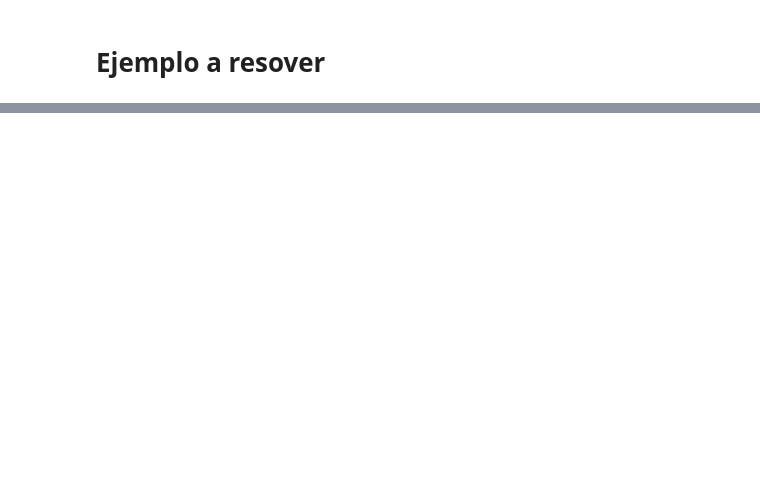
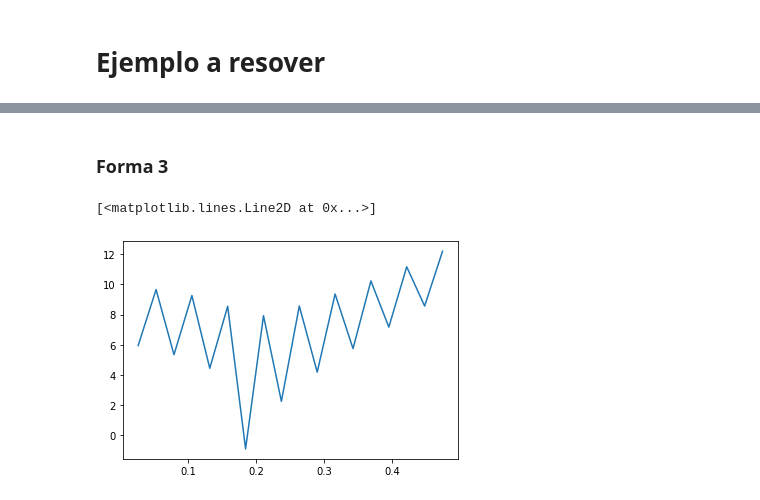
Before and after one commit to AndresFlorez-Git/Proyectos_Transferencia_de_Calor, a Jupyter notebook: Proyecto_1.ipynb, the cells around one changed output, grey strips where cells are left out. Saved outputs shown, nothing was run; the diff lists cells and outputs as text; code cells hidden in the pictures; blank space fills up the shorter version.

```diff
--- a/Proyecto_1.ipynb
+++ b/Proyecto_1.ipynb
@@ -288,8 +290,9 @@ alpha = np.zeros(N)
 beta = np.zeros(N)
 gamma = np.zeros(N)
 
-Atlas = np.zeros((N-1,N-1))  # Matriz De coeficientes alpha, Beta, Gamma
-polo = np.zeros((N-1,1)) # Vector columna
+Atlas = np.zeros((N-2,N-2))  # Matriz De coeficientes alpha, Beta, Gamma
+polo = np.zeros((N-2,1)) # Vector columna
+
 
 for i in range(0,N):
     if i*delta <= x0:
@@ -305,14 +308,24 @@ for i in range(0,N):
     beta[i] = (Area[i]/(delta**2))-(dArea[i]*(1/2*delta))
     gamma[i] = (Area[i]/(delta**2))-(hk*P[i])
 
-for i in range(0,N-1):
-    for j in range(0,N-1):
-        if (i == j) and (i!=0 and i!=N-2) :
-            Atlas[i,j-1] = beta[i]
-            Atlas[i,j+1] = alpha[i]
+
+
+for i in range(0,N-2):
+    for j in range(0,N-2):
+        if (i == j) and (i!=0 and i!=N-3) :
+            Atlas[i,j-1] = beta[i+1]
+            Atlas[i,j+1] = alpha[i+1]
         if (i == j):
-            Atlas[i,j] = gamma[i]
+            Atlas[i,j] = gamma[i+1]
         if (i == j) and (i==0) :
-            Atlas[i,j+1] = alpha[i]
-        if (i == j) and (i==N-2) :
-            Atlas[i,j-1] = beta[i]
+            Atlas[i,j+1] = alpha[i+1]
+        if (i == j) and (i==N-3) :
+            Atlas[i,j-1] = beta[i+1]
+
+
+
+
+polo[0,0] = -theta0*beta[1]
+polo[N-3,0] = -thetan*alpha[N-2]
+
+Temp_theta = np.dot(np.linalg.inv(Atlas),polo)
@@ -339,0 +379,2 @@ print(Atlas)
+# %% [markdown]
+### Forma 3
@@ -339,0 +386,6 @@ print(Atlas)
+# %%
+plt.figure()
+plt.plot(x[1:N-1],Temp_theta)
+# %% [output]
+[<matplotlib.lines.Line2D at 0x...>]
+[figure, added]
```
Also changed, not shown: parts of 8 cells of this notebook.
